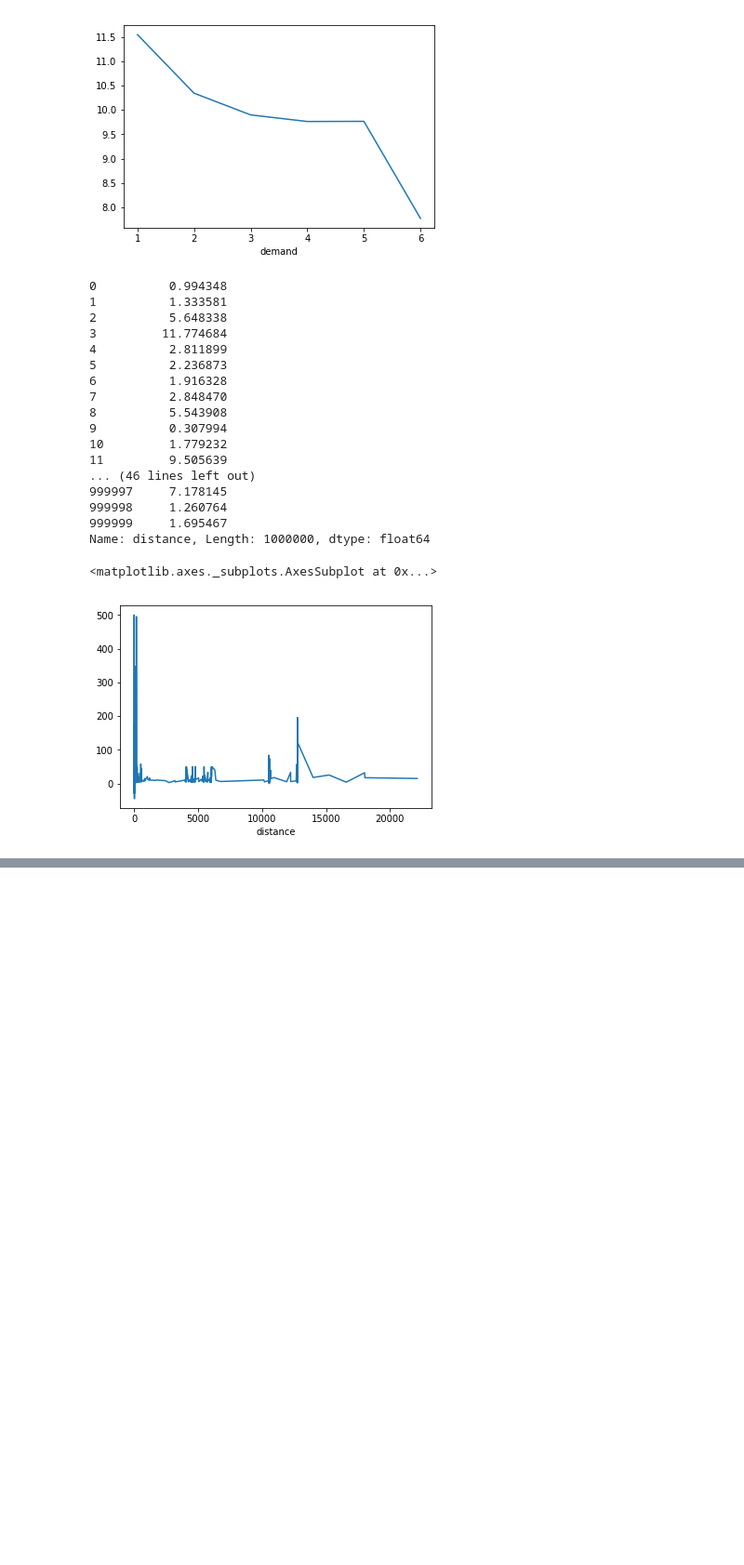
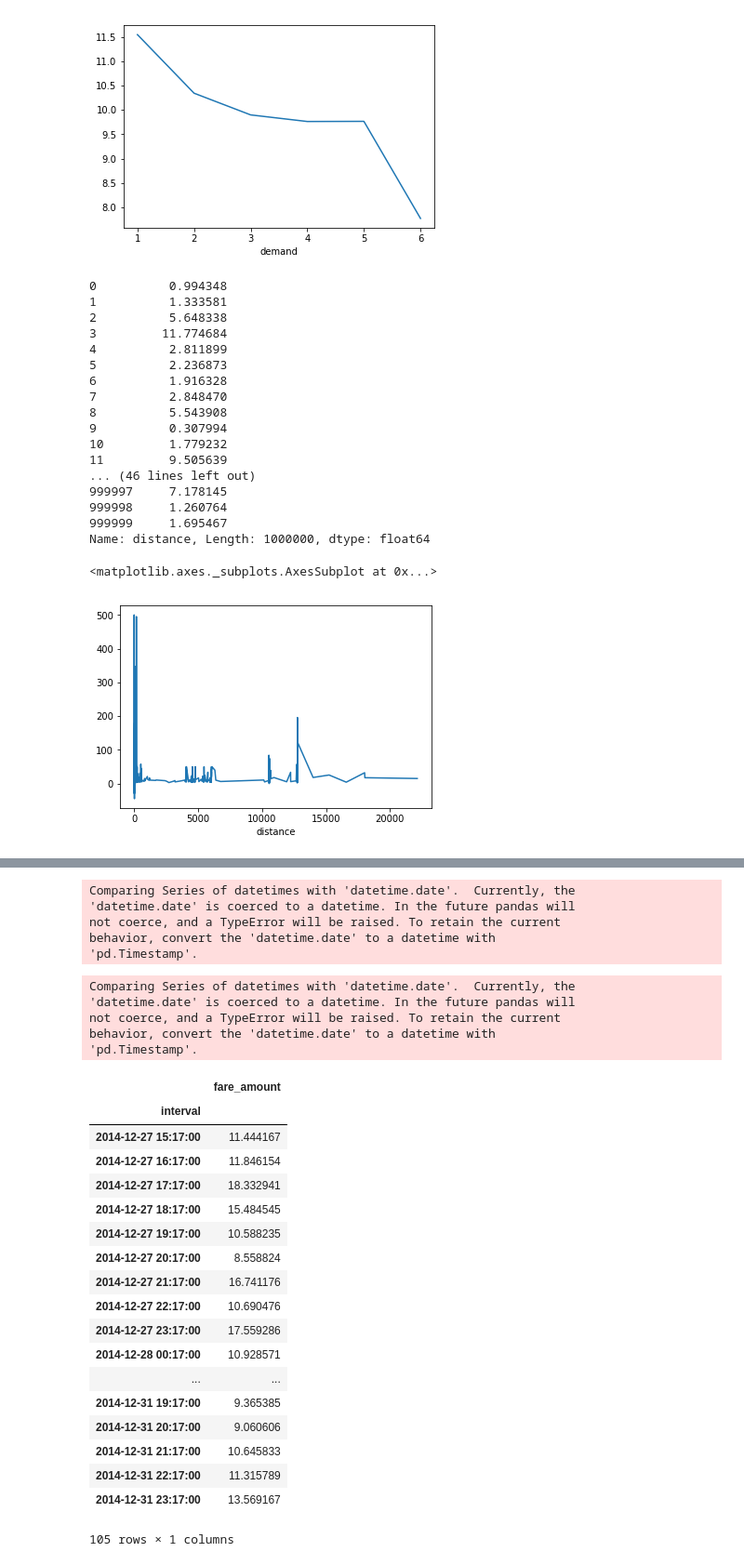
Before and after one commit to sreelakshminarayanan/nyctaxianalysis, a Jupyter notebook: taxiprediction.ipynb, the cells around one changed output, grey strips where cells are left out. Shown: that part at 93% size. Cells and saved outputs as stored; diff of their text form; code cells hidden in the pictures; blank space fills up the shorter version.

Commit message:
include time series fore casting

```diff
--- a/taxiprediction.ipynb
+++ b/taxiprediction.ipynb
@@ -418,0 +536,38 @@ sn.heatmap(corrmat, vmax=0.8, square=True, annot=True)
+# %%
+train_df = df[(df['interval']<datetime.date(2015,1,1))]
+# %% [output]
+Comparing Series of datetimes with 'datetime.date'.  Currently, the
+'datetime.date' is coerced to a datetime. In the future pandas will
+not coerce, and a TypeError will be raised. To retain the current
+behavior, convert the 'datetime.date' to a datetime with
+'pd.Timestamp'.
+# %%
+test_df = df[(df['interval']>datetime.date(2015,1,1))]
+# %% [output]
+Comparing Series of datetimes with 'datetime.date'.  Currently, the
+'datetime.date' is coerced to a datetime. In the future pandas will
+not coerce, and a TypeError will be raised. To retain the current
+behavior, convert the 'datetime.date' to a datetime with
+'pd.Timestamp'.
+# %%
+train_df.tail(105)
+# %% [output]
+|  | fare_amount |
+| interval |  |
+| 2014-12-27 15:17:00 | 11.444167 |
+| 2014-12-27 16:17:00 | 11.846154 |
+| 2014-12-27 17:17:00 | 18.332941 |
+| 2014-12-27 18:17:00 | 15.484545 |
+| 2014-12-27 19:17:00 | 10.588235 |
+| 2014-12-27 20:17:00 | 8.558824 |
+| 2014-12-27 21:17:00 | 16.741176 |
+| 2014-12-27 22:17:00 | 10.690476 |
+| 2014-12-27 23:17:00 | 17.559286 |
+| 2014-12-28 00:17:00 | 10.928571 |
+| ... | ... |
+| 2014-12-31 19:17:00 | 9.365385 |
+| 2014-12-31 20:17:00 | 9.060606 |
+| 2014-12-31 21:17:00 | 10.645833 |
+| 2014-12-31 22:17:00 | 11.315789 |
+| 2014-12-31 23:17:00 | 13.569167 |
+105 rows × 1 columns
```
Also changed, not shown: parts of 46 cells of this notebook.
